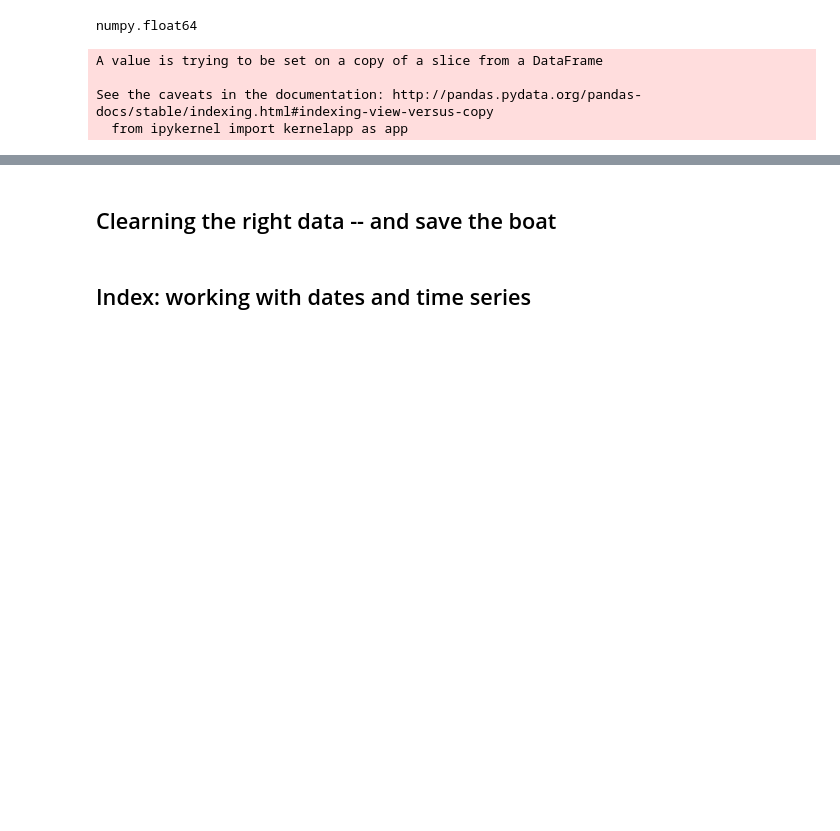
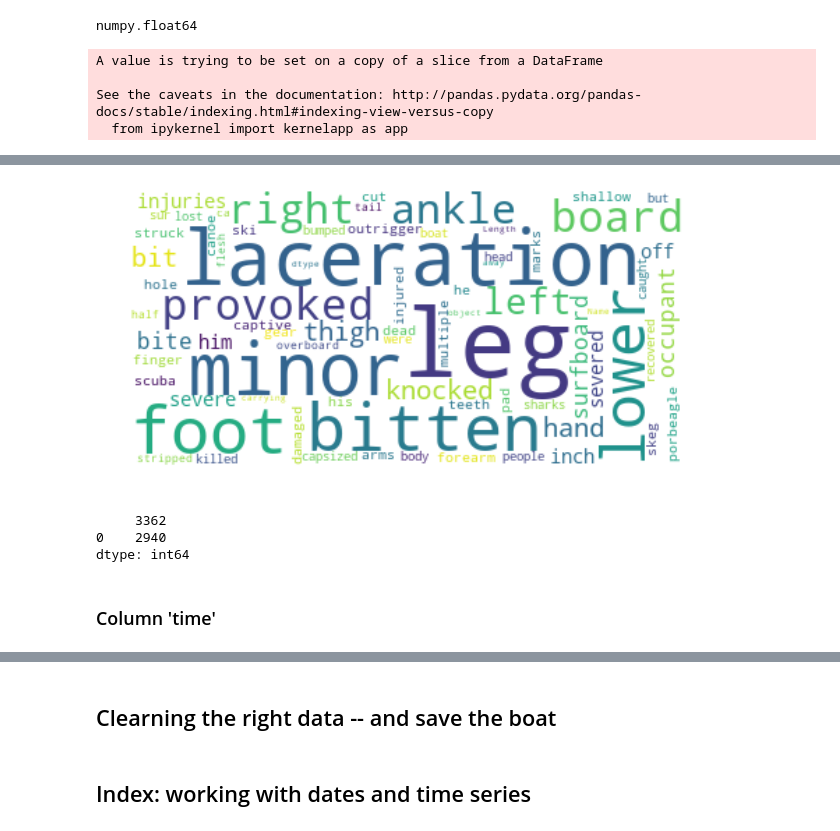
Before and after one commit to ironhacksao-datateam/june2019-ft, a Jupyter notebook: week_2/pandas-project/your-code/pandas_project.ipynb, the cells around one changed output, grey strips where cells are left out. Cells and saved outputs as stored; diff of their text form; code cells hidden in the pictures; blank space fills up the shorter version.

```diff
--- a/week_2/pandas-project/your-code/pandas_project.ipynb
+++ b/week_2/pandas-project/your-code/pandas_project.ipynb
@@ -515,0 +647,7 @@ df2
+# %%
+swords = ['from', 'in', 'was', 'NaN', 'at', 'of', 'by', 'on', 'shark', 'incident', 'invalid', 'not', 'involvement', 'to', 'no', 'injury', 'and', 'fatal']
+# %%
+word_cloud_figure(df['injury'],
+                  stopwords=swords)
+# %% [output]
+[figure, added]
@@ -515,0 +657,8 @@ df2
+# %%
+one_col(new_features(dict_species, df.species_)).value_counts()
+# %% [output]
+     3362
+0    2940
+dtype: int64
+# %% [markdown]
+### Column 'time'
```
Also changed, not shown: parts of 86 cells of this notebook, 2 other files.
